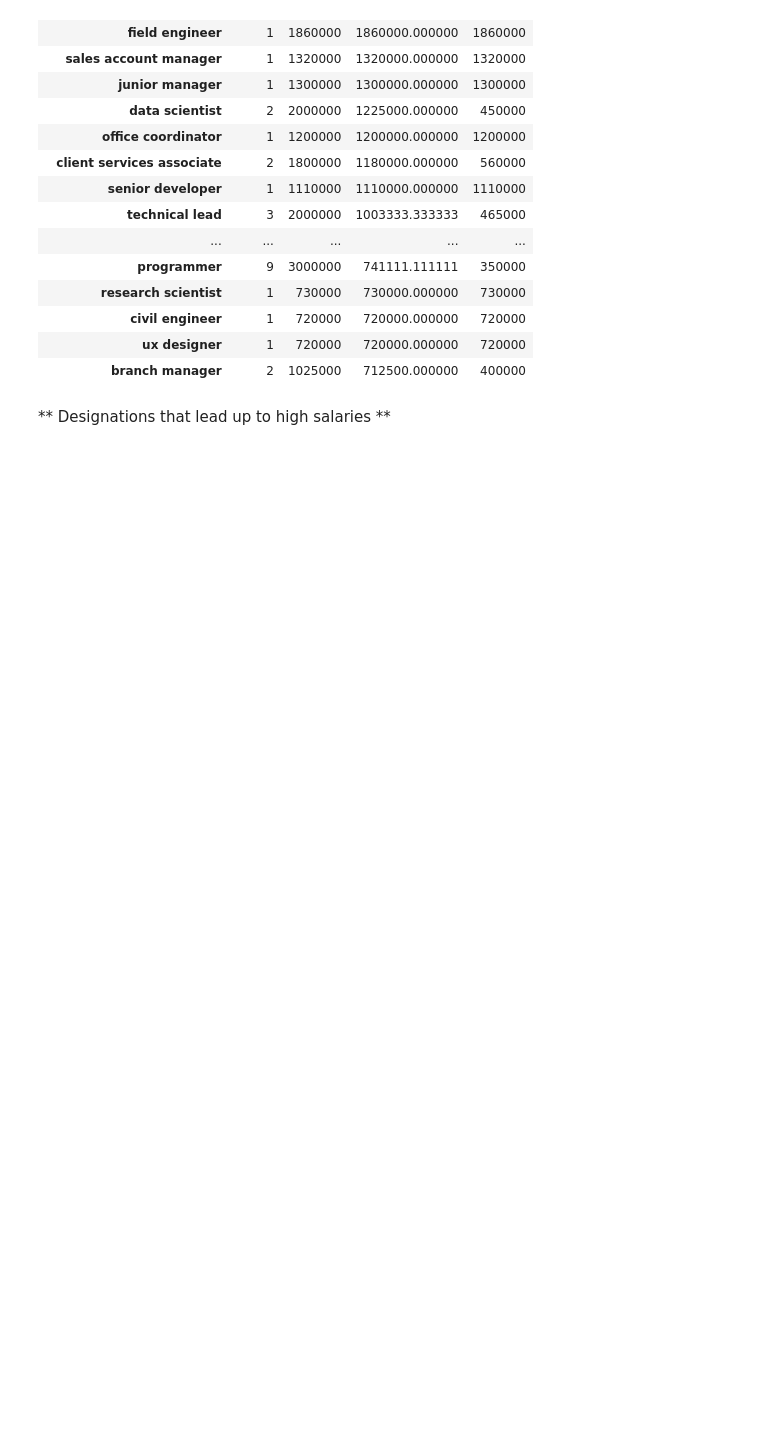
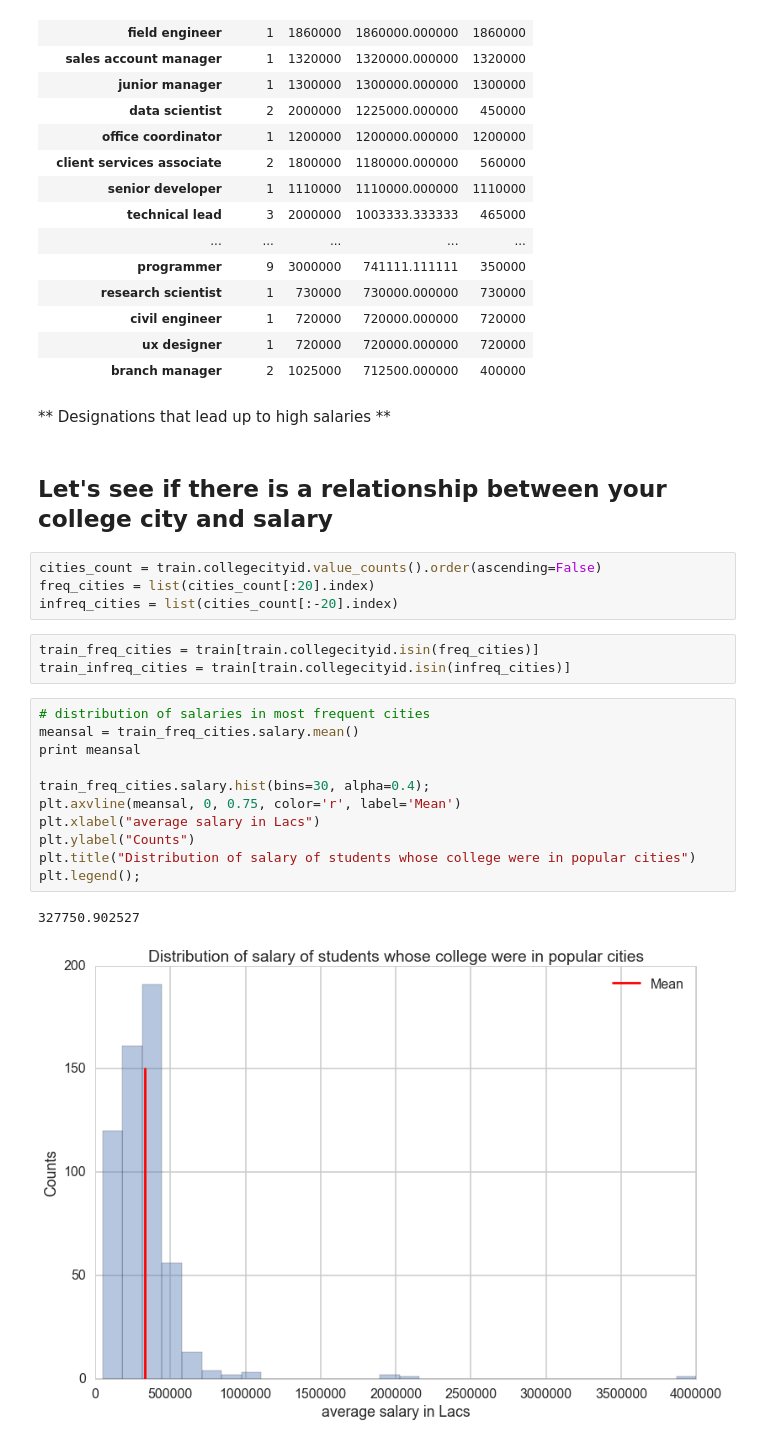
Before and after one commit to numb3r33/CoDS2016, a Jupyter notebook: CODS2016.ipynb, the cells around one changed output. Drawn from its saved outputs; the diff is of its cells as text; blank space fills up the shorter version.

Commit message:
Relationship between college city and salary

```diff
--- a/CODS2016.ipynb
+++ b/CODS2016.ipynb
@@ -590,3 +588,26 @@ designation_salary_df.sort(columns='mean', ascending=False)[:20]
 | branch manager | 2 | 1025000 | 712500.000000 | 400000 |
 # %% [markdown]
 ** Designations that lead up to high salaries **
+# %% [markdown]
+## Let's see if there is a relationship between your college city and salary
+# %%
+cities_count = train.collegecityid.value_counts().order(ascending=False)
+freq_cities = list(cities_count[:20].index)
+infreq_cities = list(cities_count[:-20].index)
+# %%
+train_freq_cities = train[train.collegecityid.isin(freq_cities)]
+train_infreq_cities = train[train.collegecityid.isin(infreq_cities)]
+# %%
+# distribution of salaries in most frequent cities
+meansal = train_freq_cities.salary.mean()
+print meansal
+
+train_freq_cities.salary.hist(bins=30, alpha=0.4);
+plt.axvline(meansal, 0, 0.75, color='r', label='Mean')
+plt.xlabel("average salary in Lacs")
+plt.ylabel("Counts")
+plt.title("Distribution of salary of students whose college were in popular cities")
+plt.legend();
+# %% [output]
+327750.902527
+[figure, added]
```
Also changed, not shown: parts of 4 cells of this notebook, 1 other file.
